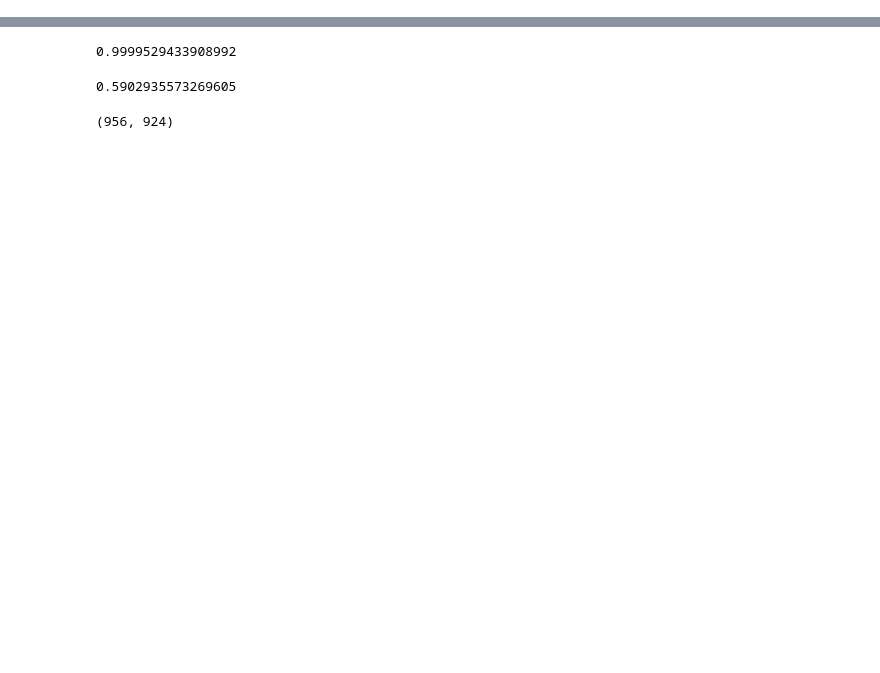
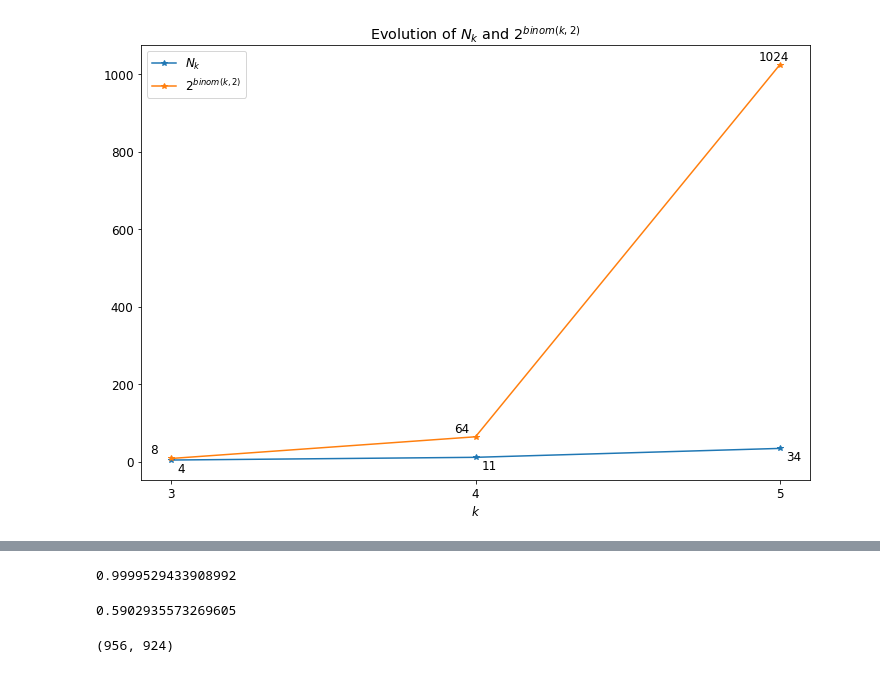
Before and after one commit to NOOC-TC/nooc-graphlet-kernel, a Jupyter notebook: nooc.ipynb, the cells around one changed output, grey strips where cells are left out. Saved outputs shown, nothing was run; the diff lists cells and outputs as text; code cells hidden in the pictures; blank space fills up the shorter version.

```diff
--- a/nooc.ipynb
+++ b/nooc.ipynb
@@ -2,3 +2,9 @@
 import networkx as nx
 import numpy as np
 from grandiso import find_motifs
+import matplotlib.pyplot as plt
+import scipy.special
+import time
+import json
+plt.rcParams["figure.figsize"] = (12,8)
+plt.rcParams.update({'font.size': 12})
@@ -102,0 +114,15 @@ def kernel(G1, G2, k, delta, epsilon):
+# %%
+plt.plot([3, 4, 5], [4, 11, 34], label='$N_k$', marker='*')
+plt.plot([3, 4, 5], [2**scipy.special.binom(k, 2) for k in [3, 4, 5]], label='$2^{binom(k, 2)}$', marker='*')
+for i,j in zip([3,4,5], [4, 11, 34]):
+    plt.annotate(str(j),xy=(i+0.02,j-30))
+for i,j in zip([3,4,5], [int(2**scipy.special.binom(k, 2)) for k in [3, 4, 5]]):
+    plt.annotate(str(j),xy=(i-0.07,j+13))
+plt.legend()
+plt.title('Evolution of $N_k$ and $2^{binom(k, 2)}$')
+plt.xticks([3, 4, 5])
+plt.xlabel('$k$')
+plt.savefig('plots/Nk_2_binom.png')
+plt.show()
+# %% [output]
+[figure, added]
```
Also changed, not shown: parts of 9 cells of this notebook, 2 other files.
